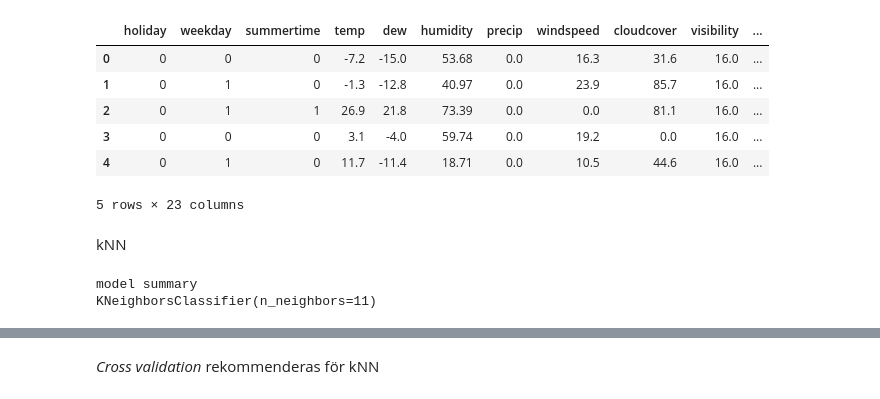
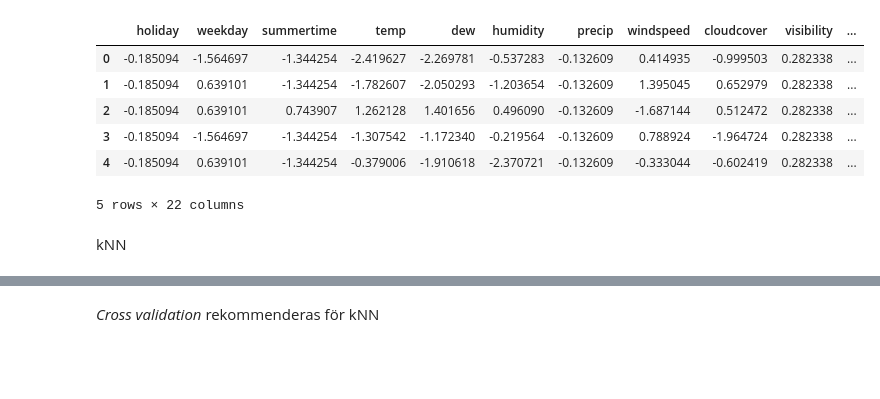
Before and after one commit to sebberendel/machine_learning_project, a Jupyter notebook: notebooks/xtremkarl.ipynb, the cells around one changed output, grey strips where cells are left out. Cells and saved outputs as stored; diff of their text form; code cells hidden in the pictures; blank space fills up the shorter version.

```diff
--- a/notebooks/xtremkarl.ipynb
+++ b/notebooks/xtremkarl.ipynb
@@ -11,17 +11,17 @@ from IPython.core.pylabtools import figsize
 # %%
 import sys
 
 sys.path.append('../src')
 
 from data_preprocessing import df, X_scaled,  y
 
-df.head()
+X_scaled.head()
 # %% [output]
 |  | holiday | weekday | summertime | temp | dew | humidity | precip | windspeed | cloudcover | visibility | ... |
-| 0 | 0 | 0 | 0 | -7.2 | -15.0 | 53.68 | 0.0 | 16.3 | 31.6 | 16.0 | ... |
-| 1 | 0 | 1 | 0 | -1.3 | -12.8 | 40.97 | 0.0 | 23.9 | 85.7 | 16.0 | ... |
-| 2 | 0 | 1 | 1 | 26.9 | 21.8 | 73.39 | 0.0 | 0.0 | 81.1 | 16.0 | ... |
-| 3 | 0 | 0 | 0 | 3.1 | -4.0 | 59.74 | 0.0 | 19.2 | 0.0 | 16.0 | ... |
-| 4 | 0 | 1 | 0 | 11.7 | -11.4 | 18.71 | 0.0 | 10.5 | 44.6 | 16.0 | ... |
+| 0 | -0.185094 | -1.564697 | -1.344254 | -2.419627 | -2.269781 | -0.537283 | -0.132609 | 0.414935 | -0.999503 | 0.282338 | ... |
+| 1 | -0.185094 | 0.639101 | -1.344254 | -1.782607 | -2.050293 | -1.203654 | -0.132609 | 1.395045 | 0.652979 | 0.282338 | ... |
+| 2 | -0.185094 | 0.639101 | 0.743907 | 1.262128 | 1.401656 | 0.496090 | -0.132609 | -1.687144 | 0.512472 | 0.282338 | ... |
+| 3 | -0.185094 | -1.564697 | -1.344254 | -1.307542 | -1.172340 | -0.219564 | -0.132609 | 0.788924 | -1.964724 | 0.282338 | ... |
+| 4 | -0.185094 | 0.639101 | -1.344254 | -0.379006 | -1.910618 | -2.370721 | -0.132609 | -0.333044 | -0.602419 | 0.282338 | ... |
-5 rows × 23 columns
+5 rows × 22 columns
 # %%
@@ -43,9 +31,0 @@ y_test = y.loc[test.index]
-# %%
-model = skl_nb.KNeighborsClassifier(n_neighbors=11)
-model.fit(X_train, y_train)
-
-print('model summary')
-print(model)
-# %% [output]
-model summary
-KNeighborsClassifier(n_neighbors=11)
```
Also changed, not shown: parts of 11 cells of this notebook.
